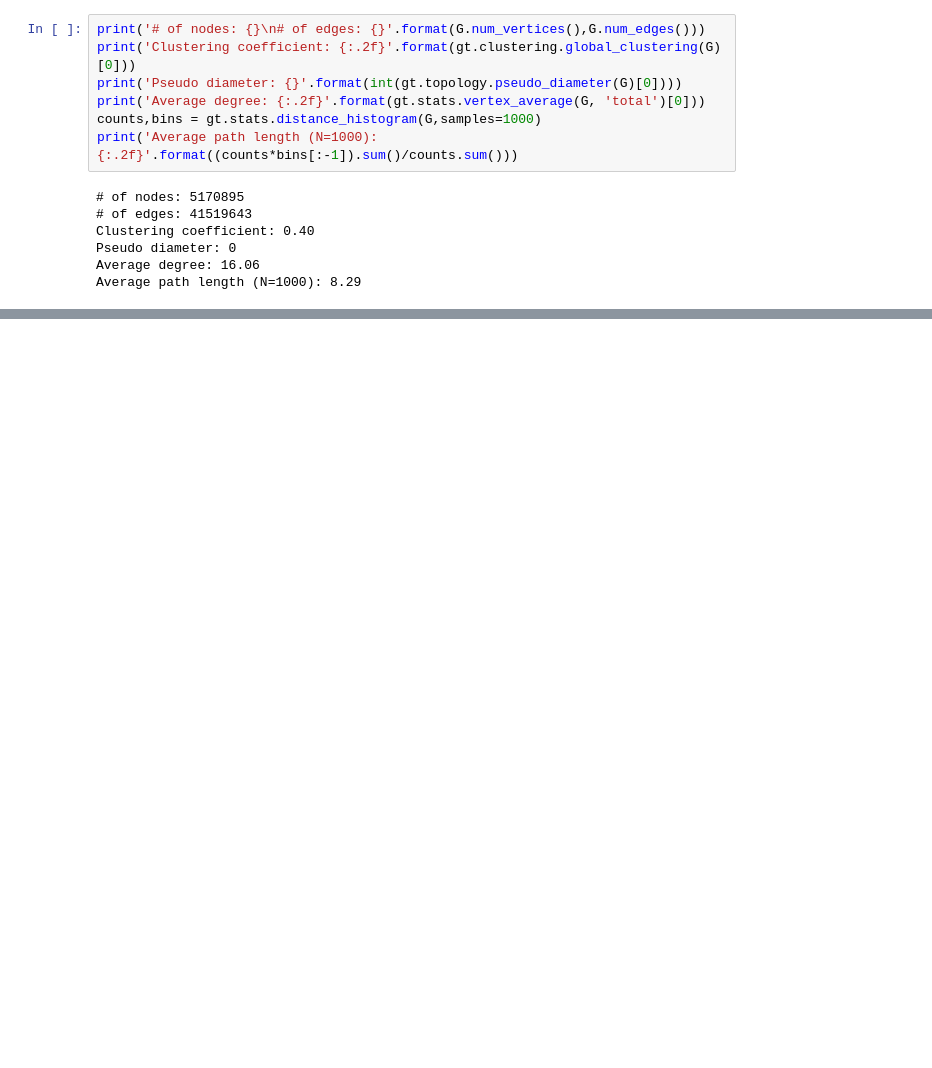
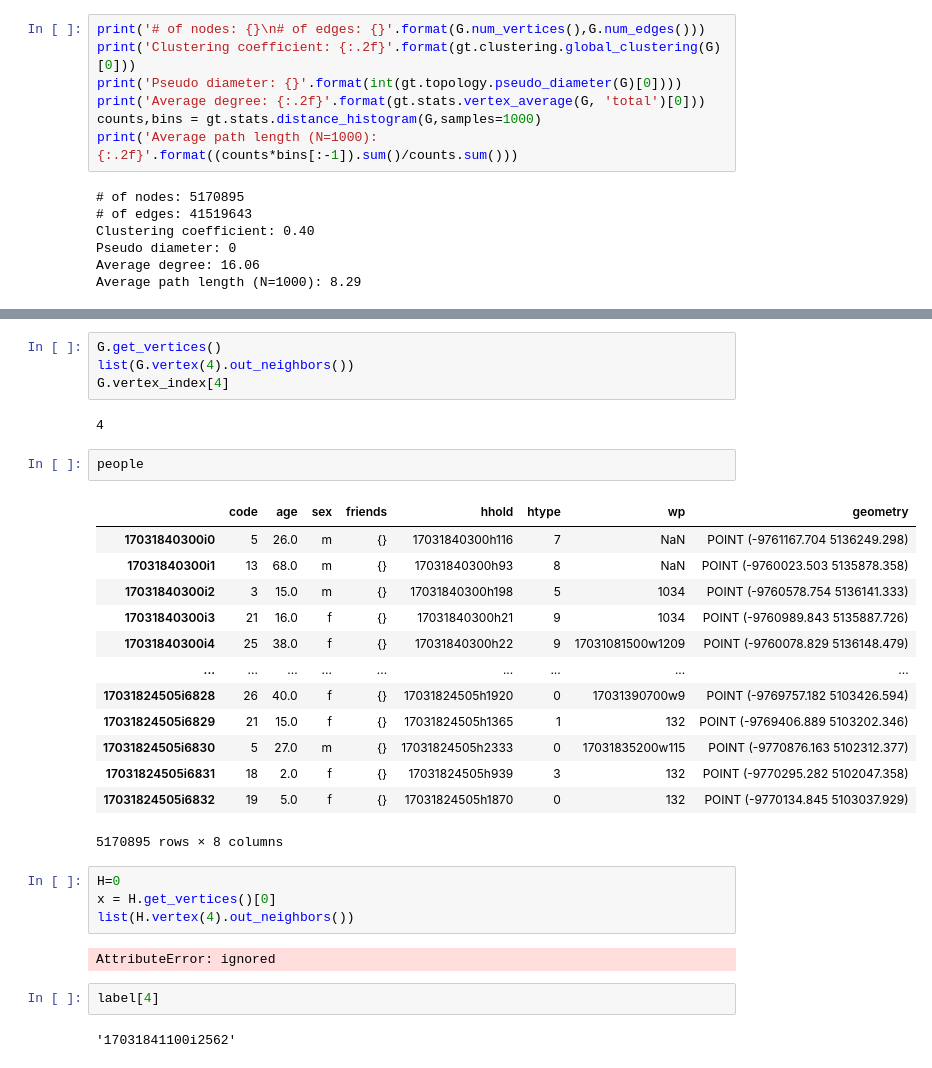
Before and after one commit to behnamnkp/TranEpiSim, a Jupyter notebook: src/synthetic_human_contact_network.ipynb, the cells around one changed output, grey strips where cells are left out. Cells and saved outputs as stored; diff of their text form; blank space fills up the shorter version.

```diff
--- a/src/synthetic_human_contact_network.ipynb
+++ b/src/synthetic_human_contact_network.ipynb
@@ -322,0 +427,32 @@ print('school edges: {:.0f}'.format(sum(counts*bins[:-1])))
+# %%
+G.get_vertices()
+list(G.vertex(4).out_neighbors())
+G.vertex_index[4]
+# %% [output]
+4
+# %%
+people
+# %% [output]
+|  | code | age | sex | friends | hhold | htype | wp | geometry |
+| 17031840300i0 | 5 | 26.0 | m | {} | 17031840300h116 | 7 | NaN | POINT (-9761167.704 5136249.298) |
+| 17031840300i1 | 13 | 68.0 | m | {} | 17031840300h93 | 8 | NaN | POINT (-9760023.503 5135878.358) |
+| 17031840300i2 | 3 | 15.0 | m | {} | 17031840300h198 | 5 | 1034 | POINT (-9760578.754 5136141.333) |
+| 17031840300i3 | 21 | 16.0 | f | {} | 17031840300h21 | 9 | 1034 | POINT (-9760989.843 5135887.726) |
+| 17031840300i4 | 25 | 38.0 | f | {} | 17031840300h22 | 9 | 17031081500w1209 | POINT (-9760078.829 5136148.479) |
+| ... | ... | ... | ... | ... | ... | ... | ... | ... |
+| 17031824505i6828 | 26 | 40.0 | f | {} | 17031824505h1920 | 0 | 17031390700w9 | POINT (-9769757.182 5103426.594) |
+| 17031824505i6829 | 21 | 15.0 | f | {} | 17031824505h1365 | 1 | 132 | POINT (-9769406.889 5103202.346) |
+| 17031824505i6830 | 5 | 27.0 | m | {} | 17031824505h2333 | 0 | 17031835200w115 | POINT (-9770876.163 5102312.377) |
+| 17031824505i6831 | 18 | 2.0 | f | {} | 17031824505h939 | 3 | 132 | POINT (-9770295.282 5102047.358) |
+| 17031824505i6832 | 19 | 5.0 | f | {} | 17031824505h1870 | 0 | 132 | POINT (-9770134.845 5103037.929) |
+5170895 rows × 8 columns
+# %%
+H=0
+x = H.get_vertices()[0]
+list(H.vertex(4).out_neighbors())
+# %% [output]
+AttributeError: ignored
+# %%
+label[4]
+# %% [output]
+'17031841100i2562'
```
Also changed, not shown: parts of 29 cells of this notebook, 3 other files.
